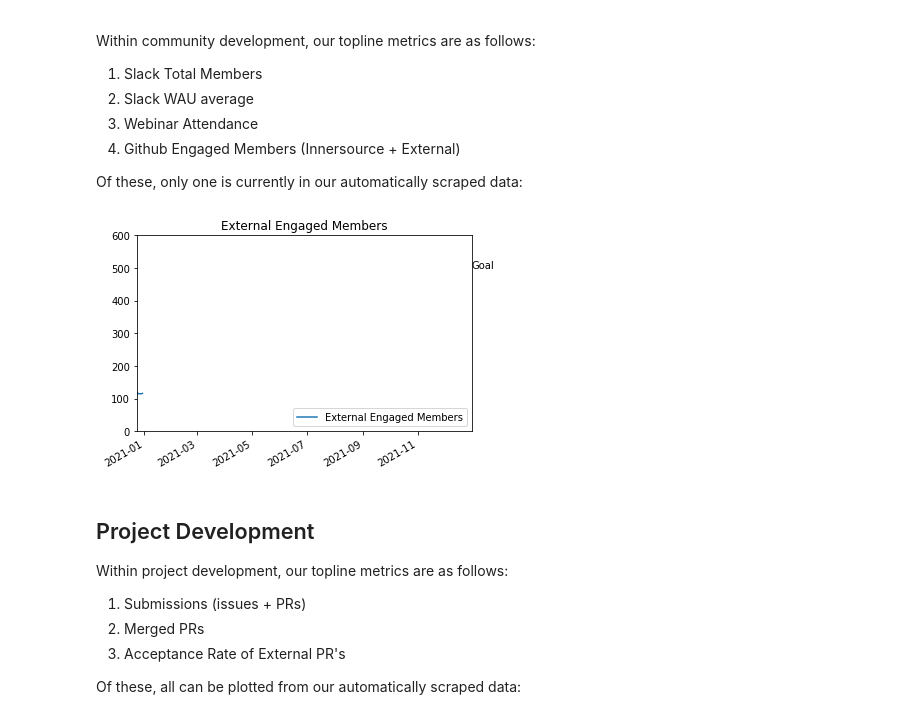
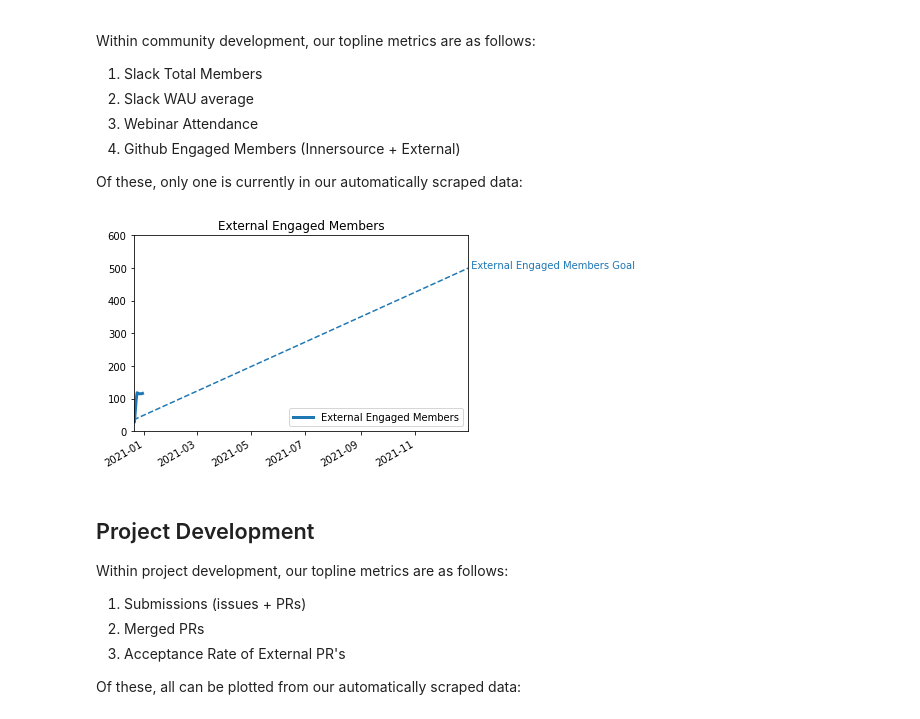
Before and after one commit to Seagate/cortx, a Jupyter notebook: metrics/CORTX_Metrics_Topline_Report.ipynb, the cells around one changed output. Saved outputs shown, nothing was run; the diff lists cells and outputs as text; code cells hidden in the pictures.

Commit message:
Added goals to the executive report

```diff
--- a/metrics/CORTX_Metrics_Topline_Report.ipynb
+++ b/metrics/CORTX_Metrics_Topline_Report.ipynb
@@ -0,0 +1,14 @@
+# %%
+%matplotlib inline
+import cortx_community as cc
+import cortx_graphing as cg
+import datetime
+import matplotlib.pyplot as plt
+
+# some variables used globally
+ps=cc.PersistentStats()
+goal_date=datetime.datetime(2021,12,31,0,0,0)
+repo='GLOBAL'
+df=cg.get_dataframe(ps=ps,repo=repo)
+xlim=(None,goal_date)
+print(df)
@@ -26,22 +42,15 @@ Within Awareness, our topline metrics are as follows:
 
 For two of these, we can make a graph using data scraped from github.
 # %%
-%matplotlib inline
-import cortx_community as cc
-import cortx_graphing as cg
-import datetime
-import matplotlib.pyplot as plt
-ps=cc.PersistentStats()
-df=cg.get_dataframe(ps=ps,repo='GLOBAL')
+# make the graph for Awareness
 title='Fortnightly Unique Views'
-df['Unique Views']=df['views_unique_14_days']
-df['Referred from Seagate'] = df['seagate_referrer_uniques'] + df['seagate_blog_referrer_uniques']
-columns=['Unique Views','Referred from Seagate']
-goal_date=datetime.datetime(2021,12,31,0,0,0)
-xlim=(None,goal_date)
+metric1='Unique Views'
+metric2='Referred from Seagate'
+df[metric1] = df['views_unique_14_days']
+df[metric2] = df['seagate_referrer_uniques'] + df['seagate_blog_referrer_uniques']
 ylim=(0,1100)
-goal1 = cg.Goal('Unique Views Goal', goal_date,1000)
-goal2 = cg.Goal('Referred from Seagate Goal', goal_date, 400)
-plt = cg.goal_graph(df=df,title=title,xlim=xlim,ylim=ylim,goals=[goal1,goal2],columns=columns)
+goal1 = cg.Goal(metric1, goal_date,1000)
+goal2 = cg.Goal(metric2, goal_date, 400)
+plt = cg.goal_graph(df=df,title=title,xlim=xlim,ylim=ylim,goals=[goal1,goal2],columns=[metric1,metric2])
 plt.show()
 # %% [output]
@@ -60,14 +69,11 @@ Of these, only one is currently in our automatically scraped data:
 # %%
 title='External Engaged Members'
 df[title] = df['innersource_participants'] + df['external_participants']
-start_date=datetime.datetime(2020,12,24,0,0,0)
-goal_date=datetime.datetime(2021,12,31,0,0,0)
-xlim=(start_date,goal_date)
 ylim=(0,600)
-plt=cg.goal_graph(df=df,title=title,xlim=xlim,ylim=ylim,goals=[cg.Goal('Goal',goal_date,500)],columns=[title])
+plt=cg.goal_graph(df=df,title=title,xlim=xlim,ylim=ylim,goals=[cg.Goal(title,goal_date,500)],columns=[title])
 plt.show()
 # %% [output]
-[figure, old version]
+[figure, new version]
 # %% [markdown]
 ## Project Development
 
```
Also changed, not shown: parts of 4 cells of this notebook, 3 other files.
